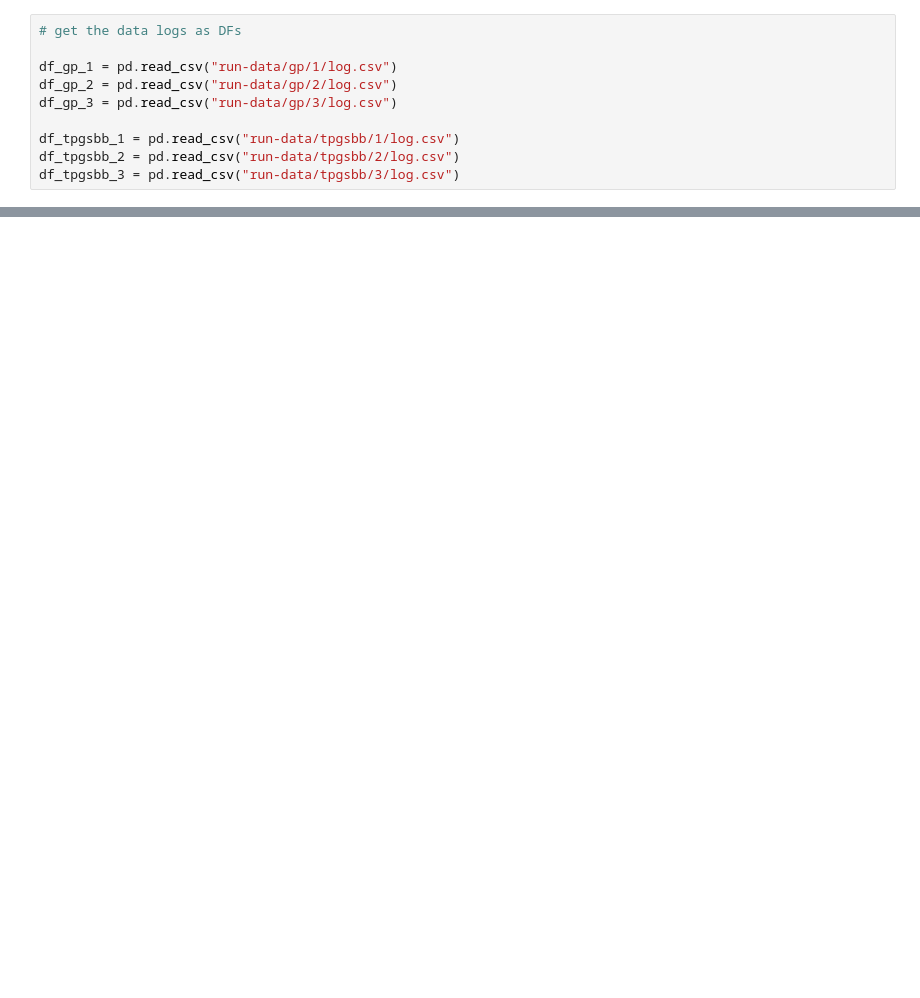
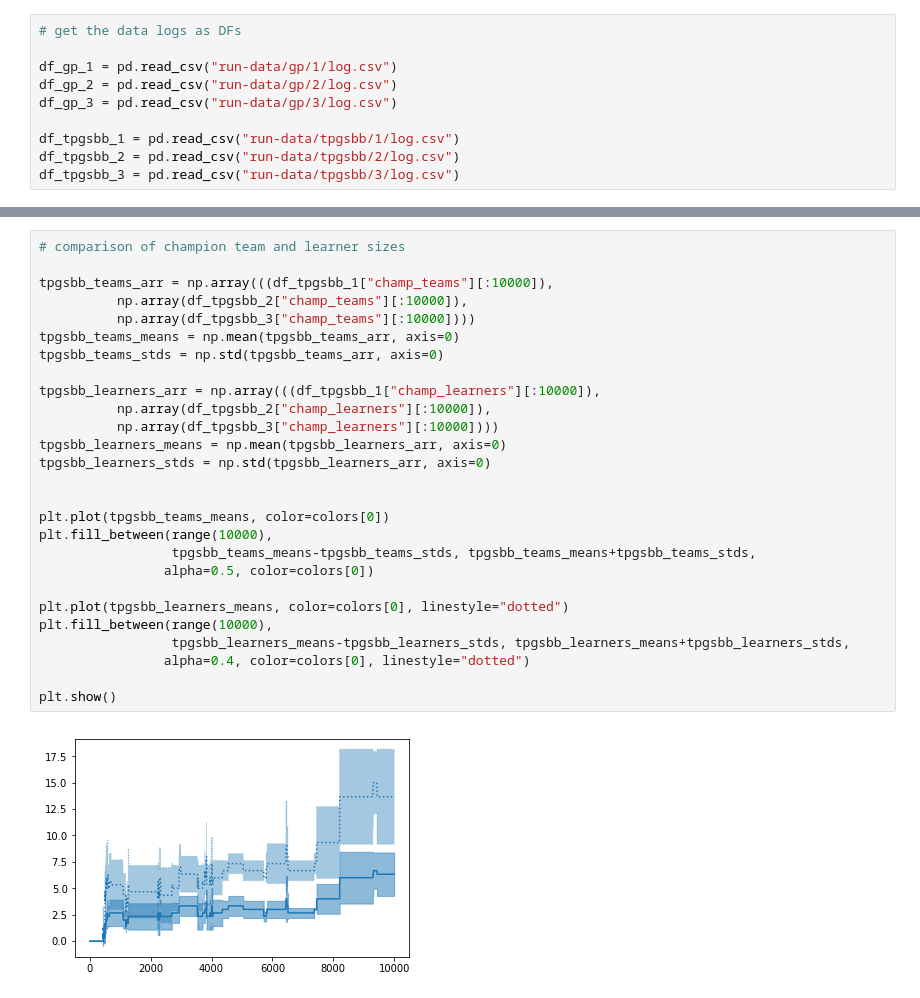
Before and after one commit to Ryan-Amaral/gp-bipedal-walker-analysis, a Jupyter notebook: basic_analysis.ipynb, the cells around one changed output, grey strips where cells are left out. Cells and saved outputs as stored; diff of their text form; blank space fills up the shorter version.

```diff
--- a/basic_analysis.ipynb
+++ b/basic_analysis.ipynb
@@ -28,0 +62,29 @@ plt.show()
+# %%
+# comparison of champion team and learner sizes
+
+tpgsbb_teams_arr = np.array(((df_tpgsbb_1["champ_teams"][:10000]),
+          np.array(df_tpgsbb_2["champ_teams"][:10000]),
+          np.array(df_tpgsbb_3["champ_teams"][:10000])))
+tpgsbb_teams_means = np.mean(tpgsbb_teams_arr, axis=0)
+tpgsbb_teams_stds = np.std(tpgsbb_teams_arr, axis=0)
+
+tpgsbb_learners_arr = np.array(((df_tpgsbb_1["champ_learners"][:10000]),
+          np.array(df_tpgsbb_2["champ_learners"][:10000]),
+          np.array(df_tpgsbb_3["champ_learners"][:10000])))
+tpgsbb_learners_means = np.mean(tpgsbb_learners_arr, axis=0)
+tpgsbb_learners_stds = np.std(tpgsbb_learners_arr, axis=0)
+
+
+plt.plot(tpgsbb_teams_means, color=colors[0])
+plt.fill_between(range(10000),
+                 tpgsbb_teams_means-tpgsbb_teams_stds, tpgsbb_teams_means+tpgsbb_teams_stds,
+                alpha=0.5, color=colors[0])
+
+plt.plot(tpgsbb_learners_means, color=colors[0], linestyle="dotted")
+plt.fill_between(range(10000),
+                 tpgsbb_learners_means-tpgsbb_learners_stds, tpgsbb_learners_means+tpgsbb_learners_stds,
+                alpha=0.4, color=colors[0], linestyle="dotted")
+
+plt.show()
+# %% [output]
+[figure, added]
```
Also changed, not shown: parts of 6 cells of this notebook, 9 other files.
